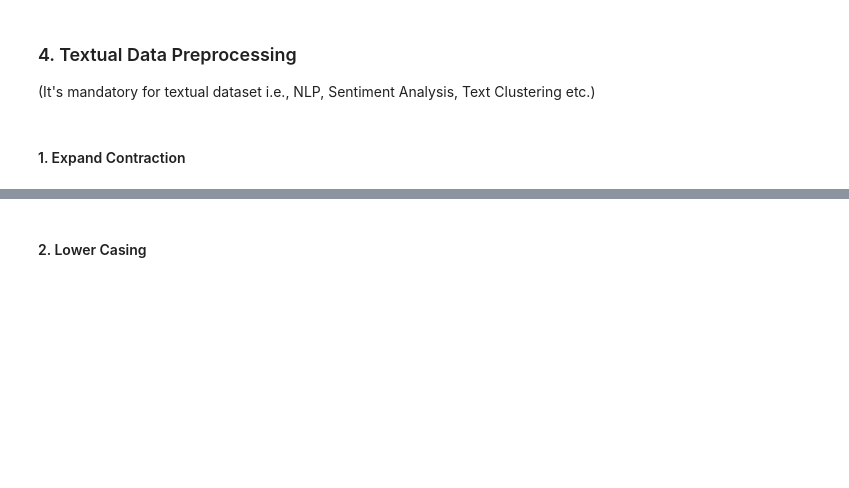
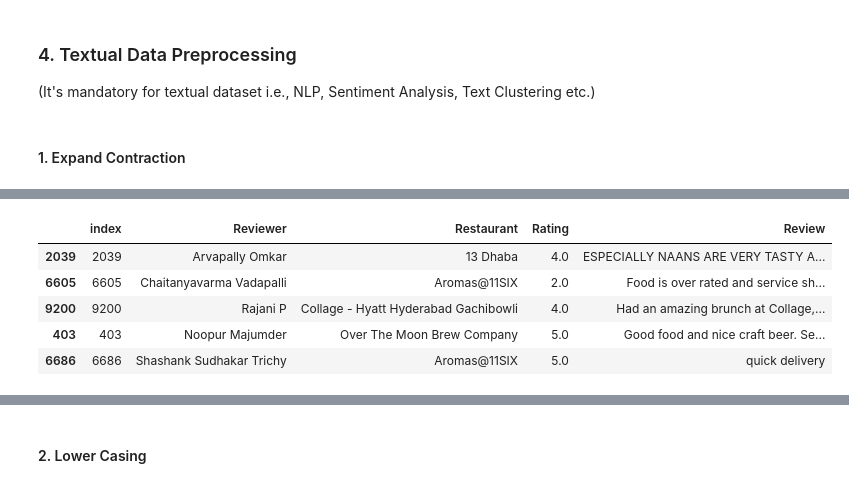
Before and after one commit to Asif-Ansari-bbl/Zomato-Resturent-Clustering-and-Sentiment-Analysis, a Jupyter notebook: Zomato_resturent_Clustering_and_Sentiment_Analysis.ipynb, the cells around one changed output, grey strips where cells are left out. Drawn from its saved outputs; the diff is of its cells as text; code cells hidden in the pictures; blank space fills up the shorter version.

```diff
--- a/Zomato_resturent_Clustering_and_Sentiment_Analysis.ipynb
+++ b/Zomato_resturent_Clustering_and_Sentiment_Analysis.ipynb
@@ -1555,0 +1563,5 @@ Answer Here.
+# %%
+# creating new df for text processing of sentiment analysis
+sentiment_df = review_df[['Reviewer','Restaurant','Rating','Review']]
+# analysing five random sample
+sentiment_df.sample(5)
@@ -1555,0 +1575,14 @@ Answer Here.
+# %%
+#setting index
+sentiment_df = sentiment_df.reset_index()
+sentiment_df['index'] = sentiment_df.index
+
+
+sentiment_df.sample(5)
+# %% [output]
+|  | index | Reviewer | Restaurant | Rating | Review |
+| 2039 | 2039 | Arvapally Omkar | 13 Dhaba | 4.0 | ESPECIALLY NAANS ARE VERY TASTY A... |
+| 6605 | 6605 | Chaitanyavarma Vadapalli | Aromas@11SIX | 2.0 | Food is over rated and service sh... |
+| 9200 | 9200 | Rajani P | Collage - Hyatt Hyderabad Gachibowli | 4.0 | Had an amazing brunch at Collage,... |
+| 403 | 403 | Noopur Majumder | Over The Moon Brew Company | 5.0 | Good food and nice craft beer. Se... |
+| 6686 | 6686 | Shashank Sudhakar Trichy | Aromas@11SIX | 5.0 | quick delivery |
```
Also changed, not shown: parts of 26 cells of this notebook.
